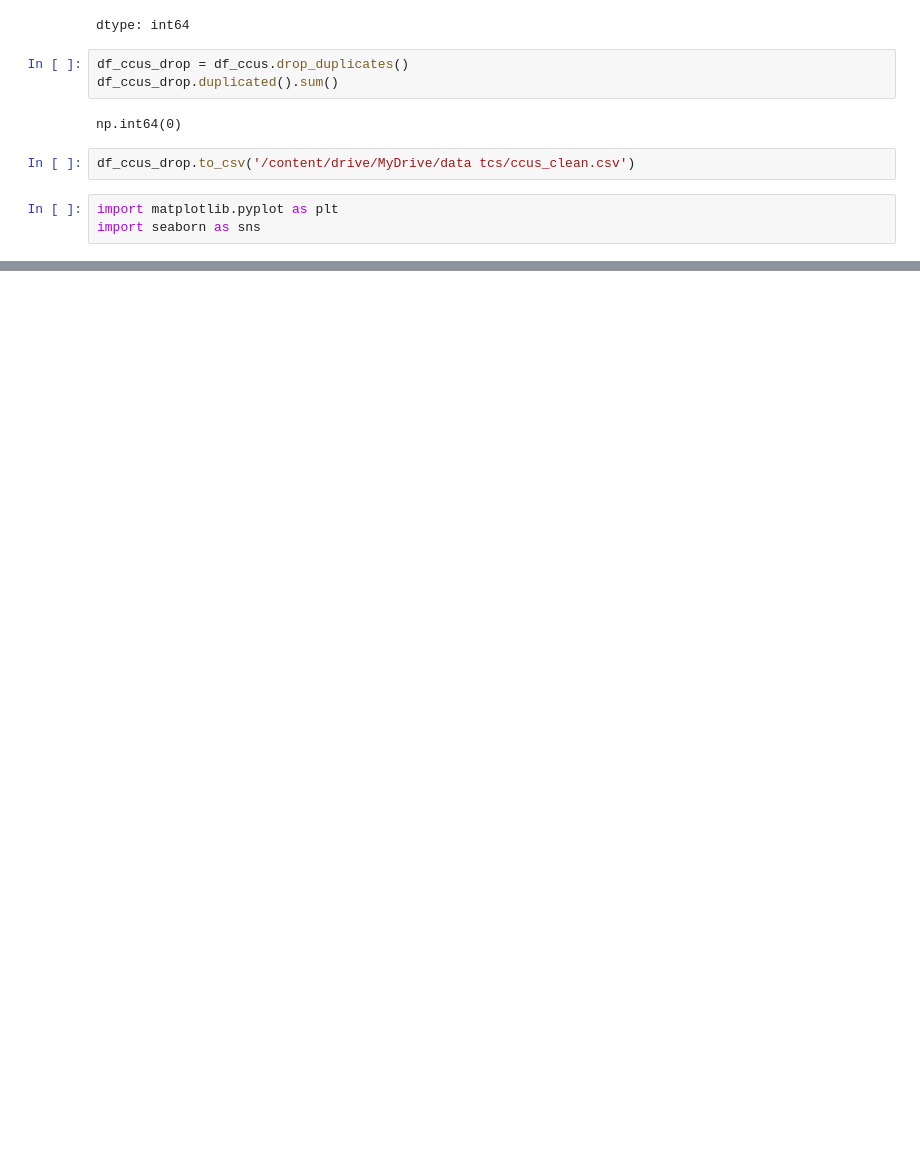
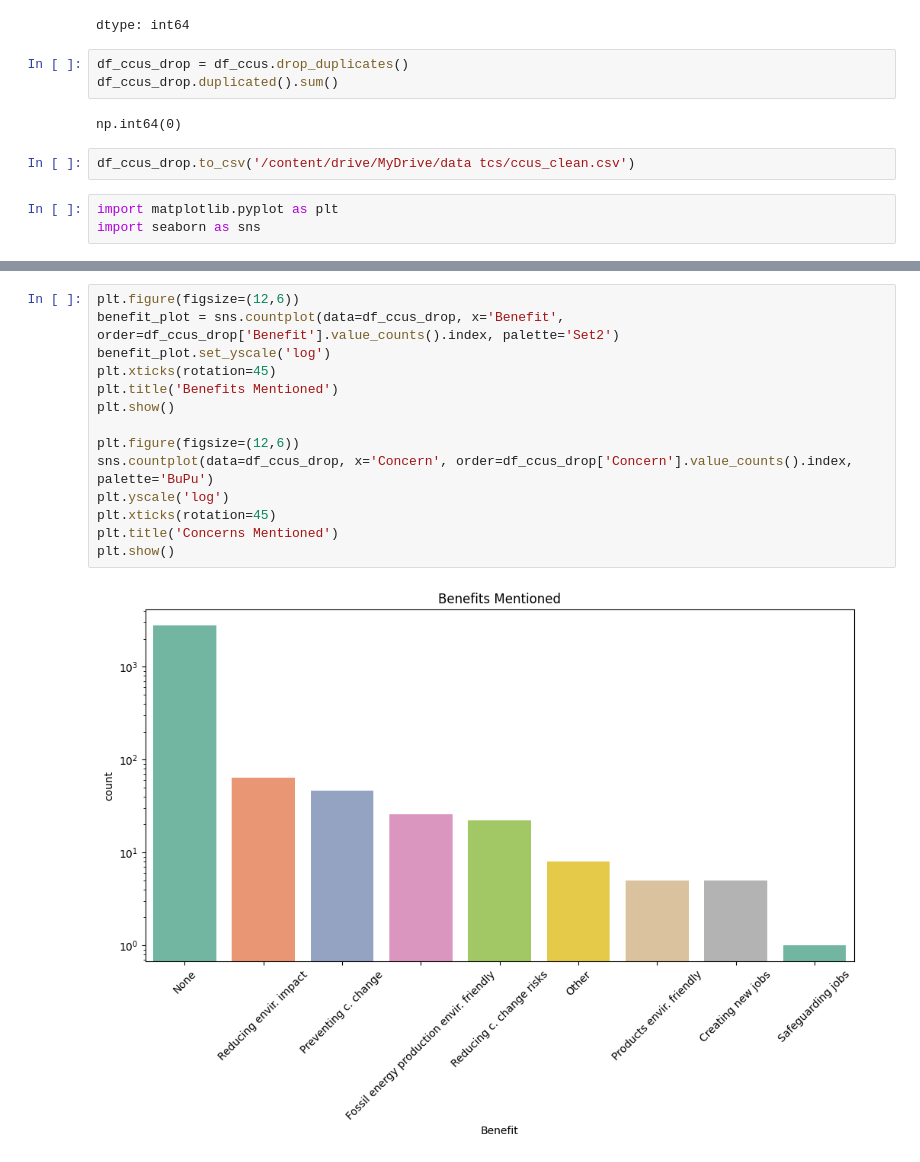
Before and after one commit to emyms29/ccus, a Jupyter notebook: eda.ipynb, the cells around one changed output, grey strips where cells are left out. Drawn from its saved outputs; the diff is of its cells as text; blank space fills up the shorter version.

```diff
--- a/eda.ipynb
+++ b/eda.ipynb
@@ -118,0 +144,16 @@ import seaborn as sns
+# %%
+plt.figure(figsize=(12,6))
+benefit_plot = sns.countplot(data=df_ccus_drop, x='Benefit', order=df_ccus_drop['Benefit'].value_counts().index, palette='Set2')
+benefit_plot.set_yscale('log')
+plt.xticks(rotation=45)
+plt.title('Benefits Mentioned')
+plt.show()
+
+plt.figure(figsize=(12,6))
+sns.countplot(data=df_ccus_drop, x='Concern', order=df_ccus_drop['Concern'].value_counts().index, palette='BuPu')
+plt.yscale('log')
+plt.xticks(rotation=45)
+plt.title('Concerns Mentioned')
+plt.show()
+# %% [output]
+[figure, added]
```
Also changed, not shown: parts of 8 cells of this notebook.
